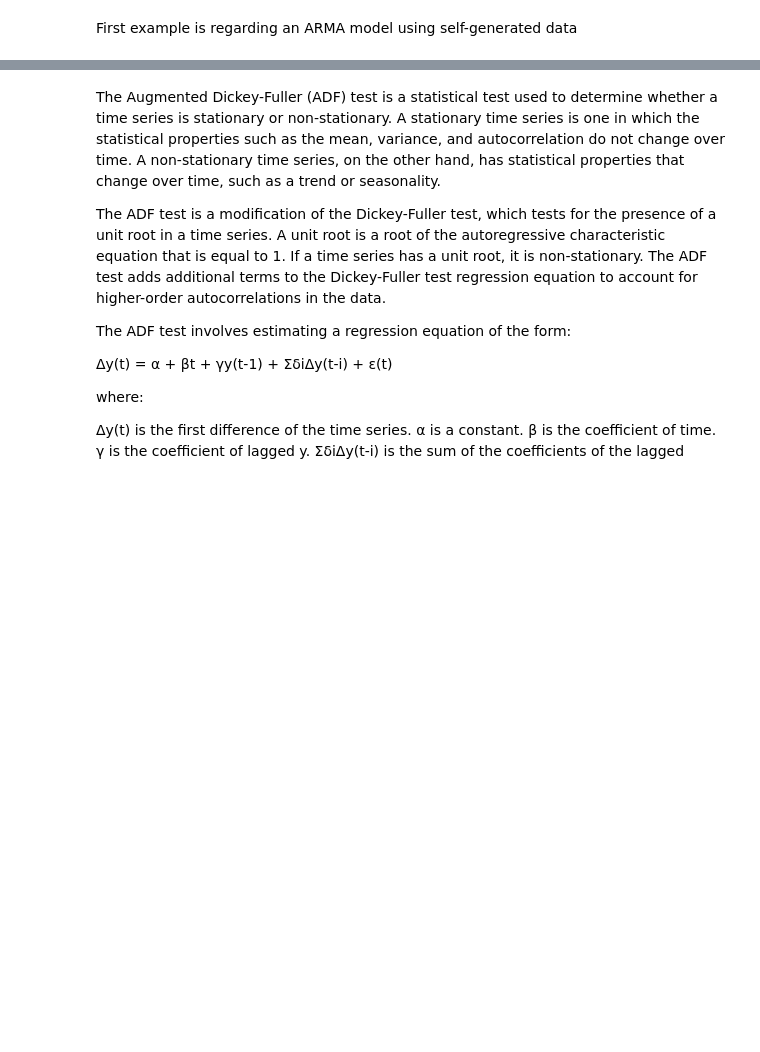
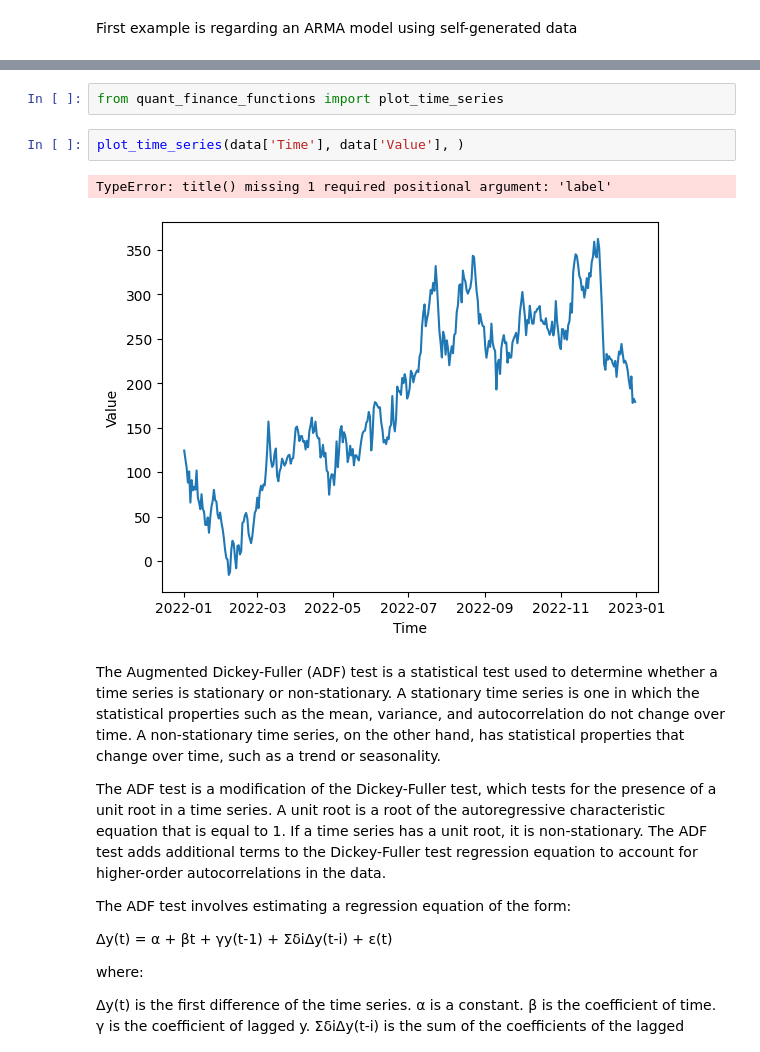
Before and after one commit to OzodbekOzodov/quant-finance, a Jupyter notebook: First-notebook.ipynb, the cells around one changed output, grey strips where cells are left out. Drawn from its saved outputs; the diff is of its cells as text; blank space fills up the shorter version.

Commit message:
Successfully used the functions

```diff
--- a/First-notebook.ipynb
+++ b/First-notebook.ipynb
@@ -32,3 +32,10 @@ data.head()
+# %%
+from quant_finance_functions import plot_time_series
+# %%
+plot_time_series(data['Time'], data['Value'], )
+# %% [output]
+TypeError: title() missing 1 required positional argument: 'label'
+[figure, added]
 # %% [markdown]
 The Augmented Dickey-Fuller (ADF) test is a statistical test used to determine whether a time series is stationary or non-stationary. A stationary time series is one in which the statistical properties such as the mean, variance, and autocorrelation do not change over time. A non-stationary time series, on the other hand, has statistical properties that change over time, such as a trend or seasonality.
 
```
Also changed, not shown: parts of 3 cells of this notebook, 1 other file.
